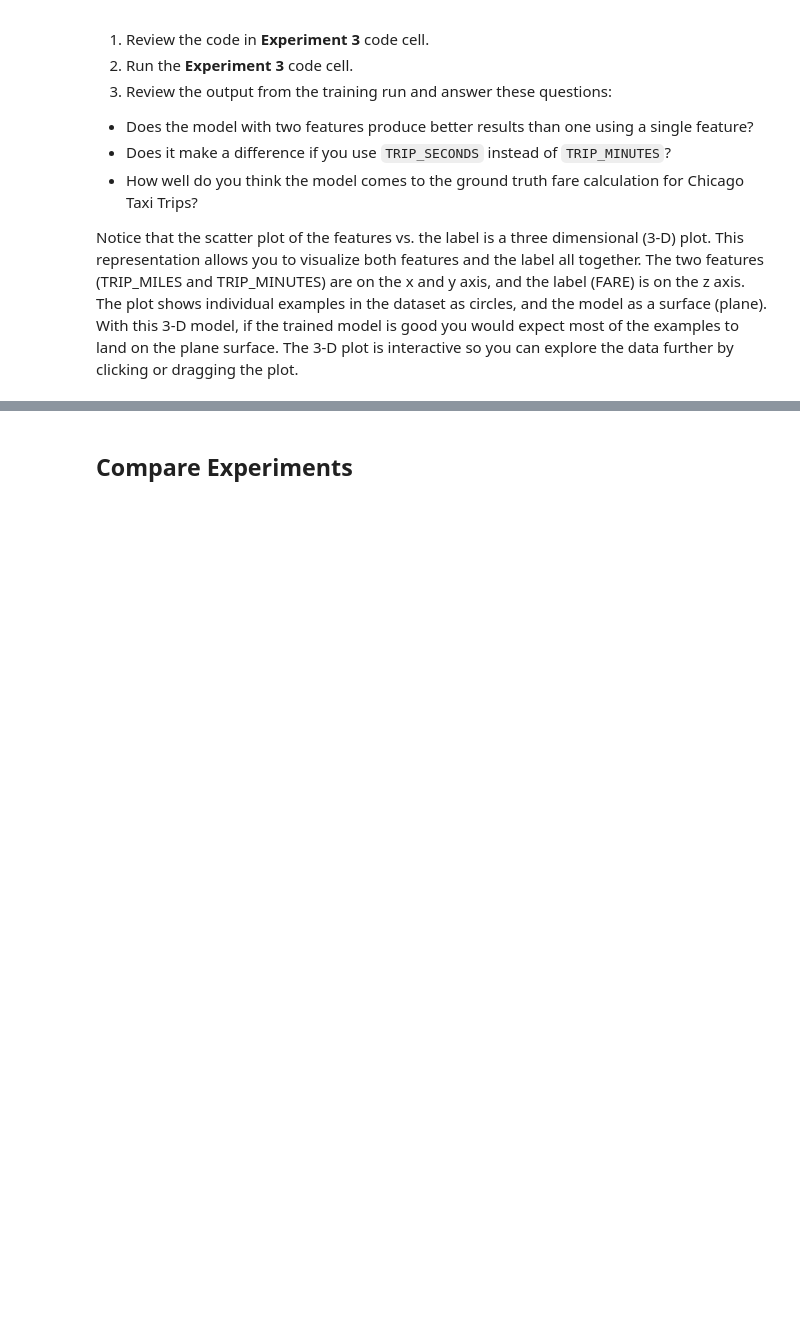
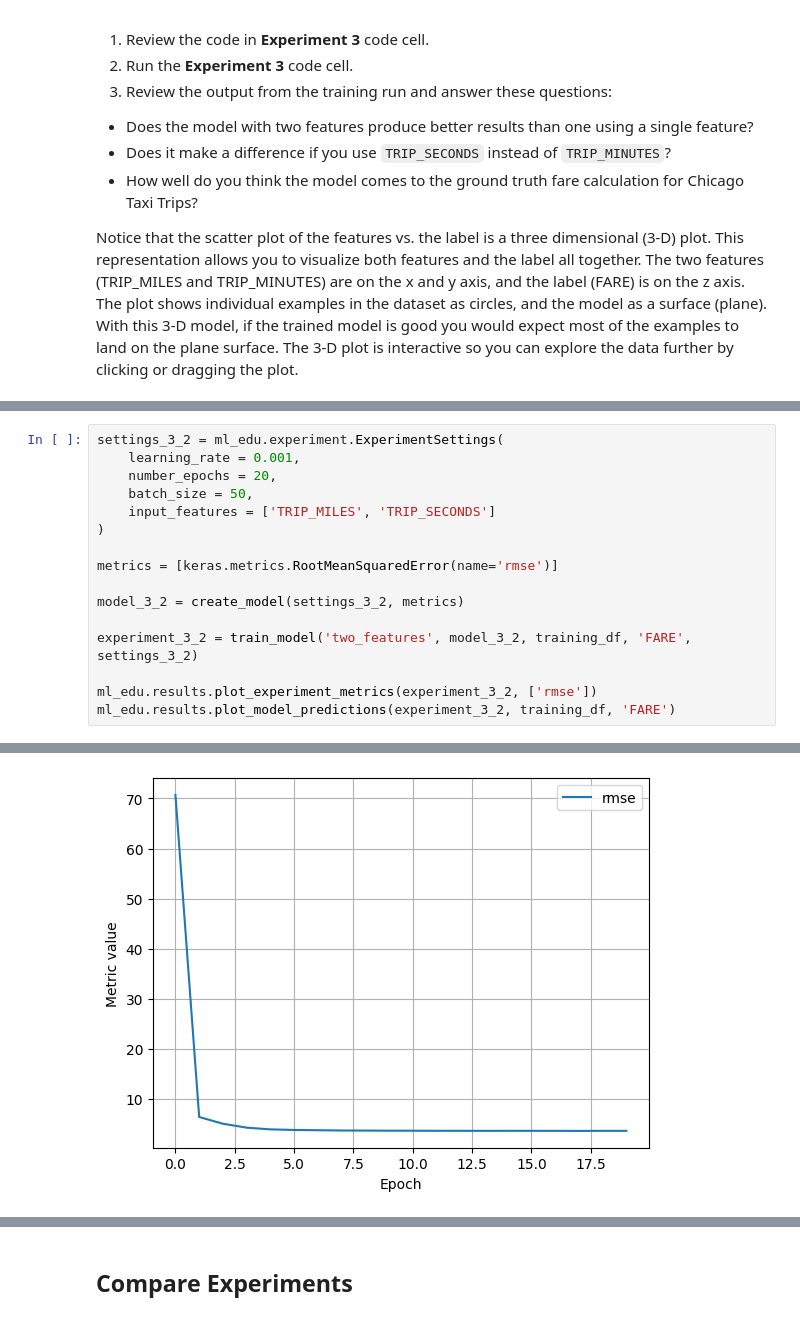
Before and after one commit to Hamtak0/DeepLearning, a Jupyter notebook: linear_regression_taxi.ipynb, the cells around one changed output, grey strips where cells are left out. Saved outputs shown, nothing was run; the diff lists cells and outputs as text; blank space fills up the shorter version.

```diff
--- a/linear_regression_taxi.ipynb
+++ b/linear_regression_taxi.ipynb
@@ -697,0 +718,17 @@ ml_edu.results.plot_model_predictions(experiment_3, training_df, 'FARE')
+# %%
+settings_3_2 = ml_edu.experiment.ExperimentSettings(
+    learning_rate = 0.001,
+    number_epochs = 20,
+    batch_size = 50,
+    input_features = ['TRIP_MILES', 'TRIP_SECONDS']
+)
+
+metrics = [keras.metrics.RootMeanSquaredError(name='rmse')]
+
+model_3_2 = create_model(settings_3_2, metrics)
+
+experiment_3_2 = train_model('two_features', model_3_2, training_df, 'FARE', settings_3_2)
+
+ml_edu.results.plot_experiment_metrics(experiment_3_2, ['rmse'])
+ml_edu.results.plot_model_predictions(experiment_3_2, training_df, 'FARE')
+# %% [output]
@@ -697,0 +753 @@ ml_edu.results.plot_model_predictions(experiment_3, training_df, 'FARE')
+[figure, added]
```
Also changed, not shown: parts of 8 cells of this notebook.
